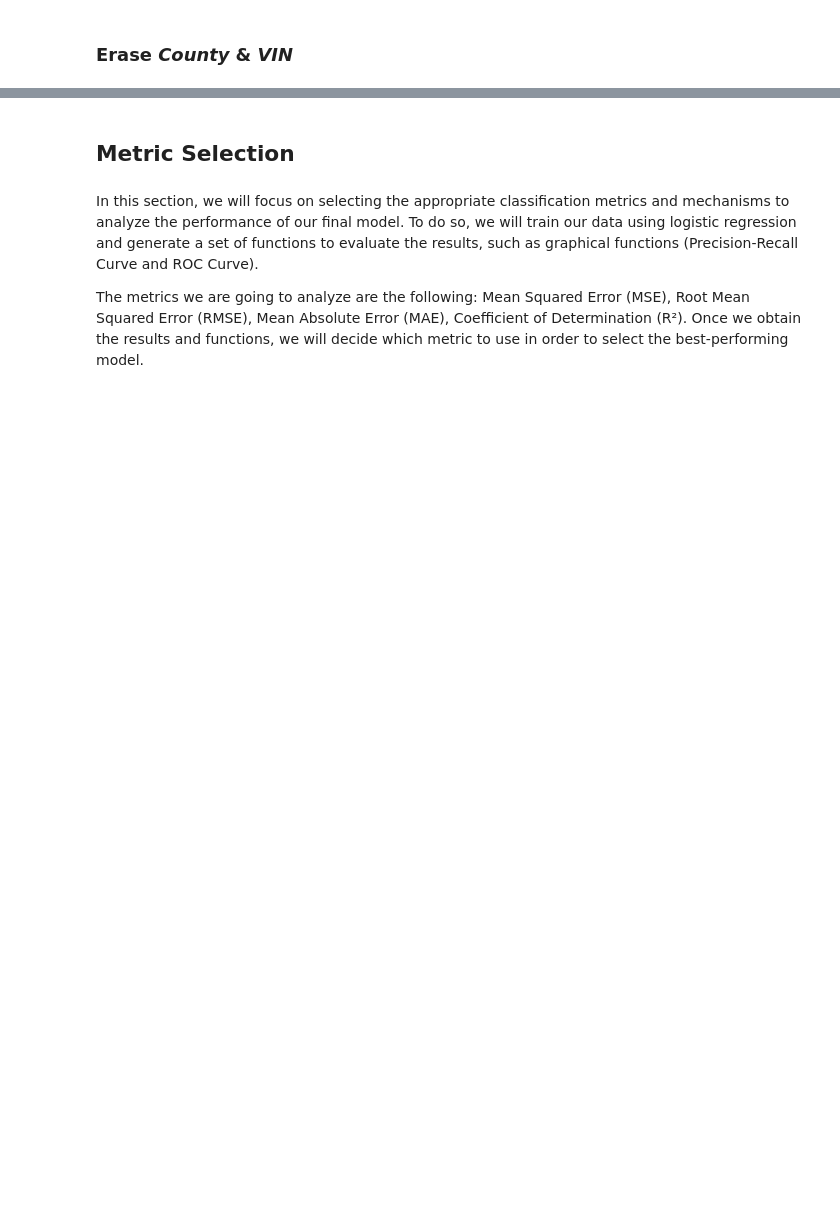
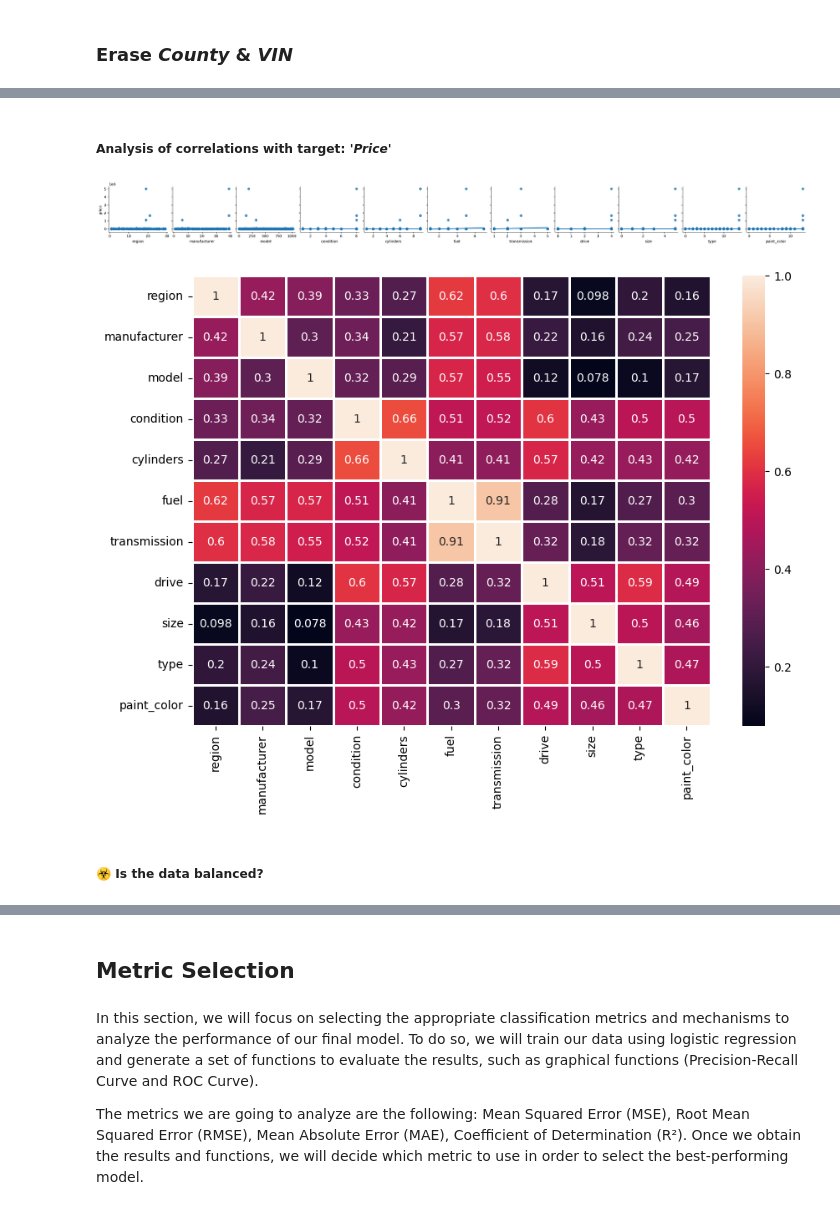
Before and after one commit to PepOrtinLopz/Kaggle, a Jupyter notebook: Kaggle.ipynb, the cells around one changed output, grey strips where cells are left out. Cells and saved outputs as stored; diff of their text form; code cells hidden in the pictures; blank space fills up the shorter version.

Commit message:
feature: normalization & preprocessing of data

```diff
--- a/Kaggle.ipynb
+++ b/Kaggle.ipynb
@@ -75,2 +152,6 @@ As we can see in previous results, the main initial factors that should be revis
 # %% [markdown]
 ### Clean Up ***Posting_date***
+# %%
+df["posting_date"] = df["posting_date"].str.replace(";", "", regex=False)
+
+print("[INFO] Posting date field after cleaning: \n", df['posting_date'].head())
@@ -81,0 +257,4 @@ df.describe(include='all')
+# %%
+df["price"] = pd.to_numeric(df["price"], errors="coerce")
+
+print("[INFO] Price field after conversion to numeric: \n", df['price'].head())
@@ -81,0 +269,35 @@ df.describe(include='all')
+# %% [markdown]
+##### Analysis of correlations with **target**: '***Price***'
+# %%
+# Fields to use: region, year, manufacturer, model, condition, cylinders, fuel, odometer, transmission, drive, size, type, paint_color
+cols = ["region", "year", "manufacturer", "model", "condition", "cylinders",
+        "fuel", "odometer", "transmission", "drive", "size", "type", "paint_color"]
+
+numeric_cols = df[cols].select_dtypes(include=["number"]).columns.tolist()
+
+sns.pairplot(
+    df,
+    y_vars=["price"],
+    x_vars=numeric_cols,
+    kind="reg",
+    dropna=True
+)
+
+# Correlation heatmap
+
+plt.figure(figsize=(10, 7))
+
+# DataFrame solo con columnas numéricas seleccionadas
+corr = df[numeric_cols].corr()
+
+sns.heatmap(
+    corr,
+    annot=True,
+    linewidths=2
+)
+plt.show()
+# %% [output]
+[figure, added]
+[figure, added]
+# %% [markdown]
+##### ☣️ Is the data balanced?
```
Also changed, not shown: parts of 14 cells of this notebook, 1 other file.
